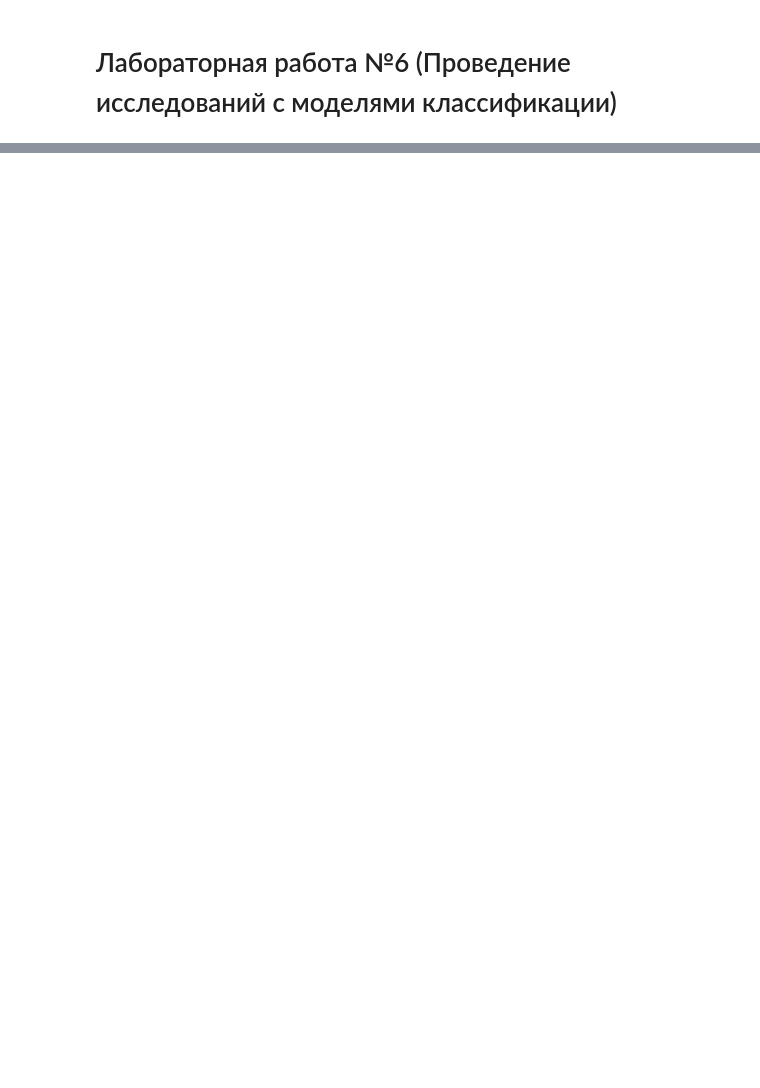
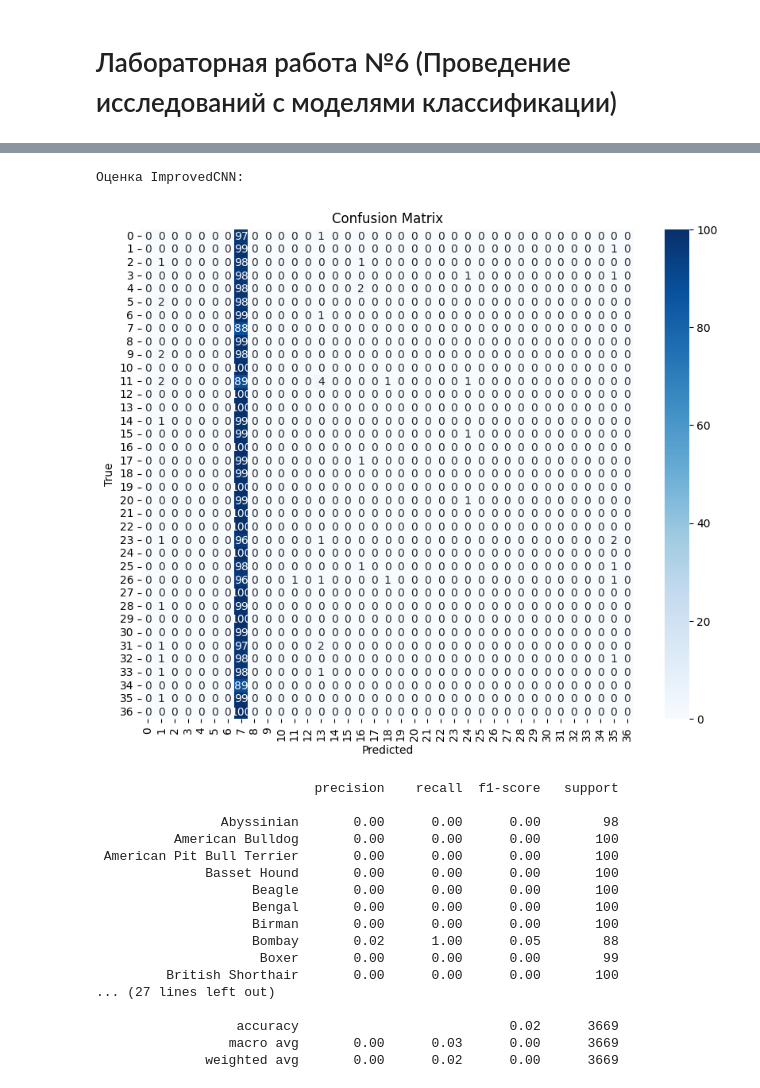
Before and after one commit to KristianNikulin/mai-AI-labs-2sem, a Jupyter notebook: ai_lab6.ipynb, the cells around one changed output, grey strips where cells are left out. Saved outputs shown, nothing was run; the diff lists cells and outputs as text; code cells hidden in the pictures; blank space fills up the shorter version.

```diff
--- a/ai_lab6.ipynb
+++ b/ai_lab6.ipynb
@@ -427,0 +525,36 @@ Random Forest (с улучшениями) F1 Score: 0.9616666666666667
+# %%
+class ImprovedCNN(nn.Module):
+    def __init__(self, num_classes):
+        super().__init__()
+        self.features = nn.Sequential(
+            nn.Conv2d(3, 64, kernel_size=3, padding=1),
+            nn.BatchNorm2d(64),
+            nn.ReLU(),
+            nn.MaxPool2d(2),
+            nn.Conv2d(64, 128, kernel_size=3, padding=1),
+            nn.BatchNorm2d(128),
+            nn.ReLU(),
+            nn.MaxPool2d(2),
+            nn.Conv2d(128, 256, kernel_size=3, padding=1),
+            nn.BatchNorm2d(256),
+            nn.ReLU(),
+            nn.MaxPool2d(2),
+        )
+        self.classifier = nn.Sequential(
+            nn.Linear(256 * 28 * 28, 512),
+            nn.ReLU(),
+            nn.Dropout(0.5),
+            nn.Linear(512, num_classes),
+        )
+
+    def forward(self, x):
+        x = self.features(x)
+        x = x.view(x.size(0), -1)
+        x = self.classifier(x)
+        return x
+
+model_cnn_improved = ImprovedCNN(num_classes).to('cuda')
+optimizer_cnn = optim.Adam(model_cnn_improved.parameters(), lr=0.001)
+scheduler_cnn = StepLR(optimizer_cnn, step_size=5, gamma=0.1)
+
+train_model_with_scheduler(model_cnn_improved, criterion, optimizer_cnn, scheduler_cnn, num_epochs=1)
@@ -427,0 +565,23 @@ Random Forest (с улучшениями) F1 Score: 0.9616666666666667
+# %%
+print("Оценка ImprovedCNN:")
+evaluate_model(model_cnn_improved, test_loader)
+# %% [output]
+Оценка ImprovedCNN:
+[figure, added]
+                            precision    recall  f1-score   support
+
+                Abyssinian       0.00      0.00      0.00        98
+          American Bulldog       0.00      0.00      0.00       100
+ American Pit Bull Terrier       0.00      0.00      0.00       100
+              Basset Hound       0.00      0.00      0.00       100
+                    Beagle       0.00      0.00      0.00       100
+                    Bengal       0.00      0.00      0.00       100
+                    Birman       0.00      0.00      0.00       100
+                    Bombay       0.02      1.00      0.05        88
+                     Boxer       0.00      0.00      0.00        99
+         British Shorthair       0.00      0.00      0.00       100
+... (27 lines left out)
+
+                  accuracy                           0.02      3669
+                 macro avg       0.00      0.03      0.00      3669
+              weighted avg       0.00      0.02      0.00      3669
```
Also changed, not shown: parts of 51 cells of this notebook.
